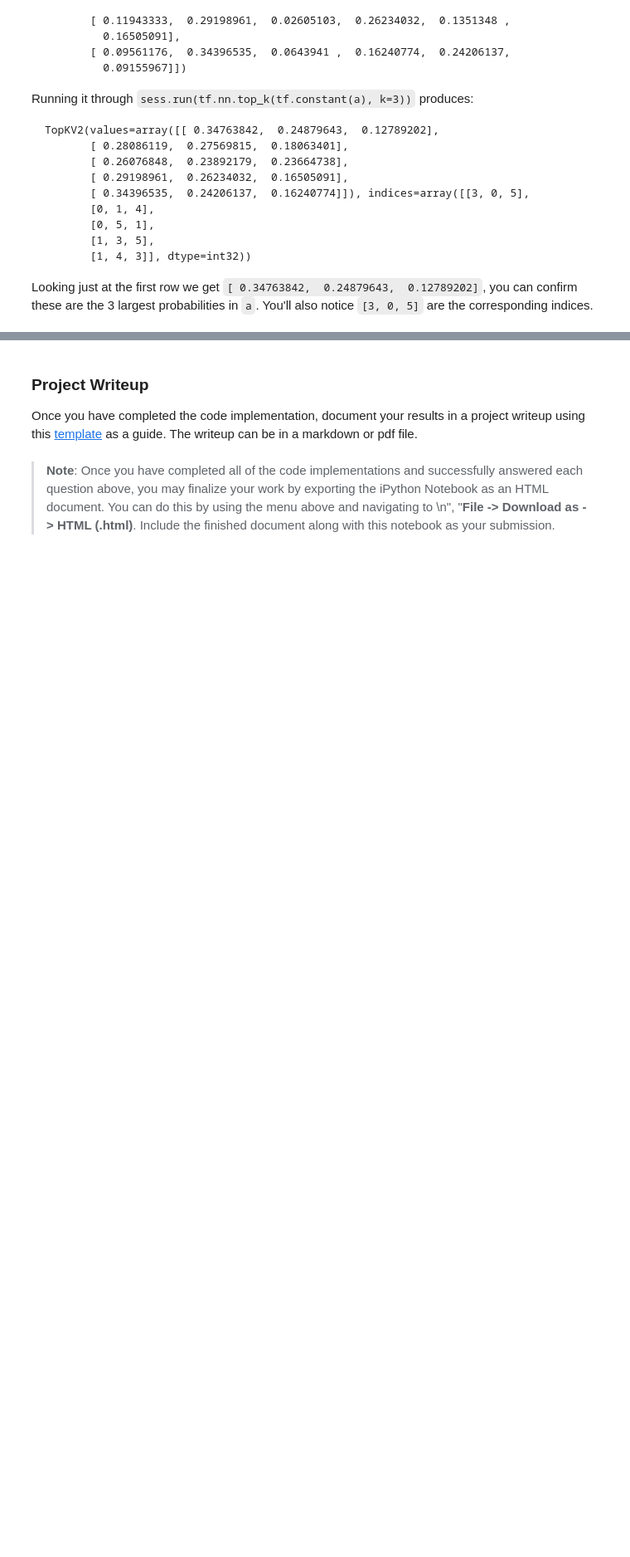
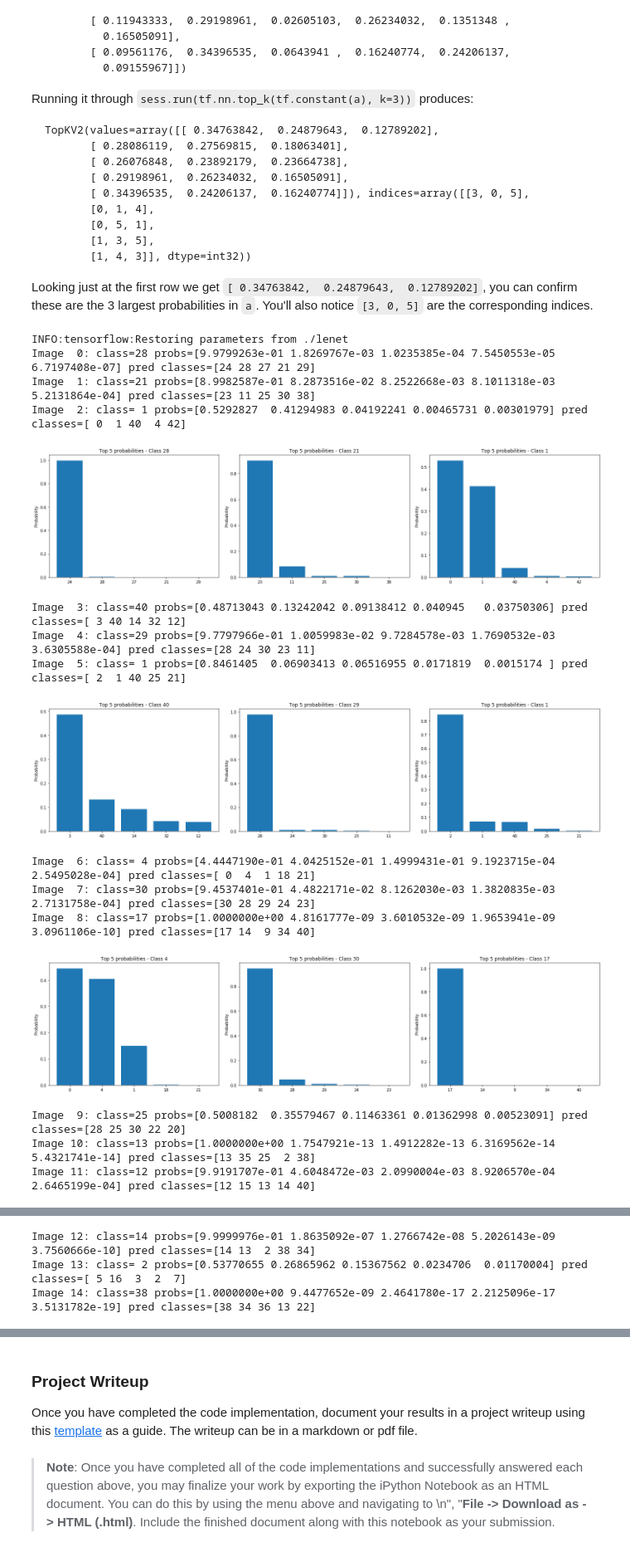
Before and after one commit to nyukhalov/CarND-Traffic-Sign-Classifier-Project, a Jupyter notebook: Traffic_Sign_Classifier.ipynb, the cells around one changed output, grey strips where cells are left out. Shown at 83% size. Drawn from its saved outputs; the diff is of its cells as text; code cells hidden in the pictures; blank space fills up the shorter version.

```diff
--- a/Traffic_Sign_Classifier.ipynb
+++ b/Traffic_Sign_Classifier.ipynb
@@ -927,0 +910,49 @@ Looking just at the first row we get `[ 0.34763842,  0.24879643,  0.12789202]`,
+# %%
+### Print out the top five softmax probabilities for the predictions on the German traffic sign images found on the web.
+### Feel free to use as many code cells as needed.
+
+with tf.Session() as sess:
+    saver.restore(sess, tf.train.latest_checkpoint('.'))
+    probs = sess.run(probabilities, feed_dict={x: X_web_norm, y: y_web, keep_prob: 1.0})
+
+    k = 5
+    top_k = sess.run(tf.nn.top_k(tf.constant(probs), k=k))
+
+    # Plotting top K probabilities
+    for i in range(5):
+        fig, axs = plt.subplots(ncols=3, figsize=(20, 5))
+
+        offset = 3*i
+
+        for j in range(3):
+            idx = offset + j
+
+            real_class = y_web[idx]
+            top_k_p = top_k.values[idx]
+            top_k_i = top_k.indices[idx]
+
+            print('Image %2d: class=%2d probs=%s pred classes=%s' % (idx, real_class, top_k_p, top_k_i))
+
+            axs[j].bar([0,1,2,3,4], top_k_p, tick_label=top_k_i)
+            axs[j].set_ylabel('Probability')
+            axs[j].set_title('Top %d probabilities - Class %d' % (k, real_class))
+
+        fig.tight_layout()
+        plt.show()
+# %% [output]
+INFO:tensorflow:Restoring parameters from ./lenet
+Image  0: class=28 probs=[9.9799263e-01 1.8269767e-03 1.0235385e-04 7.5450553e-05 6.7197408e-07] pred classes=[24 28 27 21 29]
+Image  1: class=21 probs=[8.9982587e-01 8.2873516e-02 8.2522668e-03 8.1011318e-03 5.2131864e-04] pred classes=[23 11 25 30 38]
+Image  2: class= 1 probs=[0.5292827  0.41294983 0.04192241 0.00465731 0.00301979] pred classes=[ 0  1 40  4 42]
+[figure, added]
+Image  3: class=40 probs=[0.48713043 0.13242042 0.09138412 0.040945   0.03750306] pred classes=[ 3 40 14 32 12]
+Image  4: class=29 probs=[9.7797966e-01 1.0059983e-02 9.7284578e-03 1.7690532e-03 3.6305588e-04] pred classes=[28 24 30 23 11]
+Image  5: class= 1 probs=[0.8461405  0.06903413 0.06516955 0.0171819  0.0015174 ] pred classes=[ 2  1 40 25 21]
+[figure, added]
+Image  6: class= 4 probs=[4.4447190e-01 4.0425152e-01 1.4999431e-01 9.1923715e-04 2.5495028e-04] pred classes=[ 0  4  1 18 21]
+Image  7: class=30 probs=[9.4537401e-01 4.4822171e-02 8.1262030e-03 1.3820835e-03 2.7131758e-04] pred classes=[30 28 29 24 23]
+Image  8: class=17 probs=[1.0000000e+00 4.8161777e-09 3.6010532e-09 1.9653941e-09 3.0961106e-10] pred classes=[17 14  9 34 40]
+[figure, added]
+Image  9: class=25 probs=[0.5008182  0.35579467 0.11463361 0.01362998 0.00523091] pred classes=[28 25 30 22 20]
+Image 10: class=13 probs=[1.0000000e+00 1.7547921e-13 1.4912282e-13 6.3169562e-14 5.4321741e-14] pred classes=[13 35 25  2 38]
+Image 11: class=12 probs=[9.9191707e-01 4.6048472e-03 2.0990004e-03 8.9206570e-04 2.6465199e-04] pred classes=[12 15 13 14 40]
@@ -927,0 +960,3 @@ Looking just at the first row we get `[ 0.34763842,  0.24879643,  0.12789202]`,
+Image 12: class=14 probs=[9.9999976e-01 1.8635092e-07 1.2766742e-08 5.2026143e-09 3.7560666e-10] pred classes=[14 13  2 38 34]
+Image 13: class= 2 probs=[0.53770655 0.26865962 0.15367562 0.0234706  0.01170004] pred classes=[ 5 16  3  2  7]
+Image 14: class=38 probs=[1.0000000e+00 9.4477652e-09 2.4641780e-17 2.2125096e-17 3.5131782e-19] pred classes=[38 34 36 13 22]
```
Also changed, not shown: parts of 29 cells of this notebook, 5 other files.
